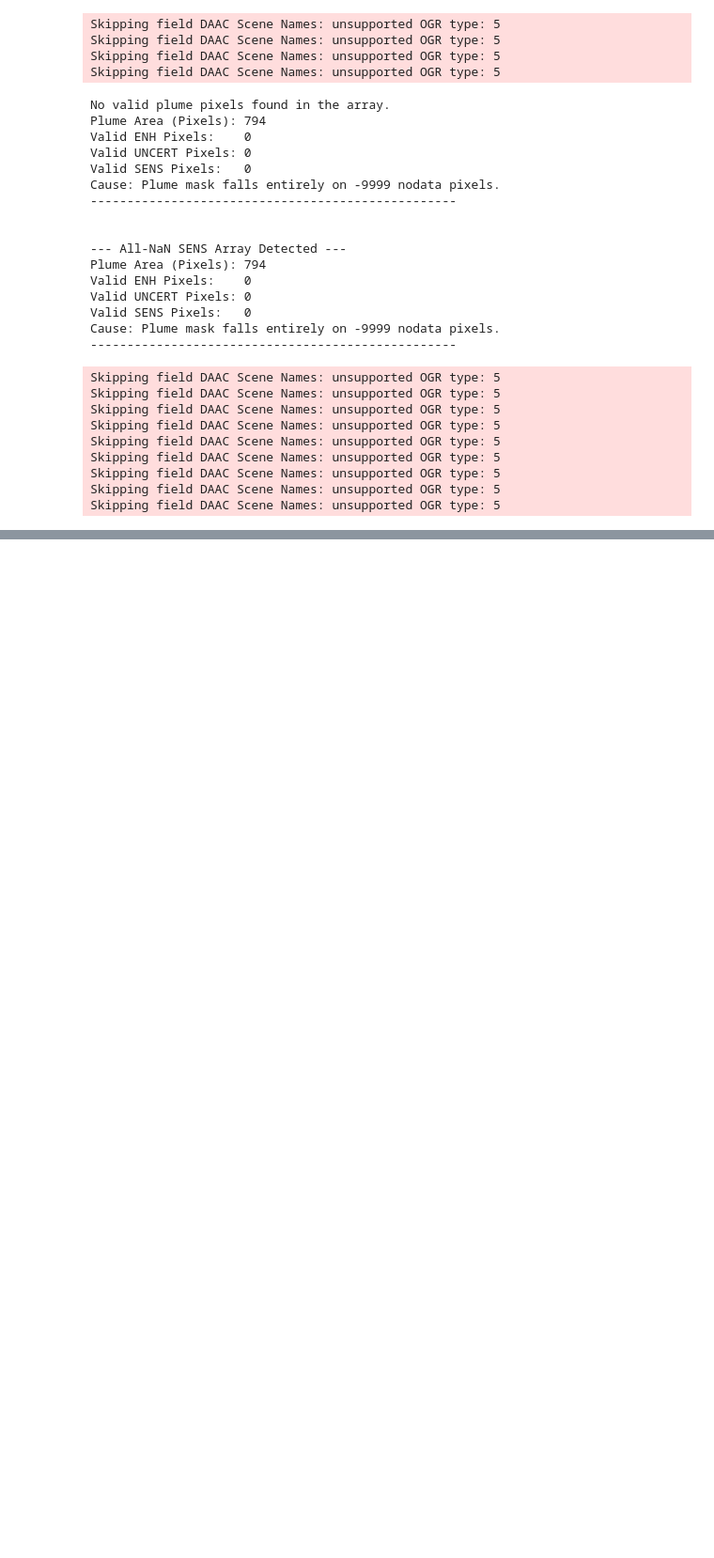
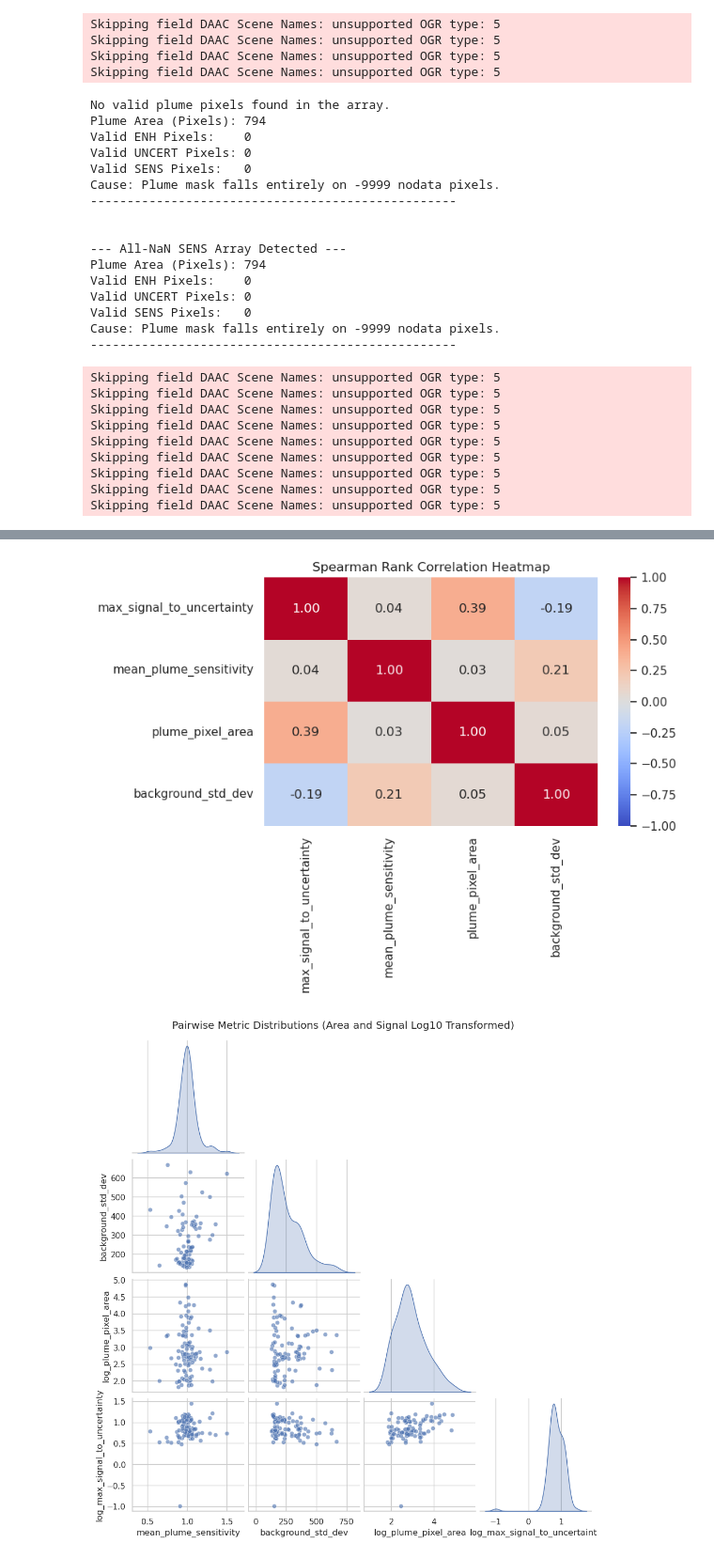
Before and after one commit to Sea-Meets-the-Stars/pauls-EMIT-HSI-transformer-stuff, a Jupyter notebook: scratch.ipynb, the cells around one changed output, grey strips where cells are left out. Shown at 94% size. Cells and saved outputs as stored; diff of their text form; code cells hidden in the pictures; blank space fills up the shorter version.

Commit message:
added correlation + stats visualization

```diff
--- a/scratch.ipynb
+++ b/scratch.ipynb
@@ -631,3 +715,77 @@ Skipping field DAAC Scene Names: unsupported OGR type: 5
 Skipping field DAAC Scene Names: unsupported OGR type: 5
 Skipping field DAAC Scene Names: unsupported OGR type: 5
 Skipping field DAAC Scene Names: unsupported OGR type: 5
+# %%
+import pandas as pd
+import numpy as np
+import seaborn as sns
+import matplotlib.pyplot as plt
+
+def analyze_plume_metrics(csv_path):
+    # Load the dataset
+    df = pd.read_csv(csv_path)
+
+    # Define the four core metrics
+    metrics = [
+        "max_signal_to_uncertainty",
+        "mean_plume_sensitivity",
+        "plume_pixel_area",
+        "background_std_dev"
+    ]
+
+    # Ensure all metrics exist in the CSV
+    missing_cols = [m for m in metrics if m not in df.columns]
+    if missing_cols:
+        raise ValueError(f"Missing expected columns in CSV: {missing_cols}")
+
+    # Drop rows where any of the core metrics are NaN (e.g., the corrupted scenes)
+    clean_df = df.dropna(subset=metrics).copy()
+    print(f"Analyzing {len(clean_df)} valid plumes out of {len(df)} total rows.\n")
+
+    # 1. Calculate Quartile Thresholds for the 256-bin system
+    print("--- Quartile Thresholds (Bin Edges) ---")
+    quartiles = clean_df[metrics].quantile([0.25, 0.50, 0.75])
+    print(quartiles.to_string())
+    print("\n")
+
+    # 2. Pearson Correlation (Linear)
+    print("--- Pearson Correlation Matrix ---")
+    pearson_corr = clean_df[metrics].corr(method='pearson')
+    print(pearson_corr.to_string())
+    print("\n")
+
+    # 3. Spearman Rank Correlation (Non-parametric, best for heavy-tailed datasets)
+    print("--- Spearman Rank Correlation Matrix ---")
+    spearman_corr = clean_df[metrics].corr(method='spearman')
+    print(spearman_corr.to_string())
+    print("\n")
+
+    # 4. Generate Visualizations
+    sns.set_theme(style="whitegrid")
+
+    # Plot A: Correlation Heatmap (using Spearman)
+    plt.figure(figsize=(8, 6))
+    sns.heatmap(spearman_corr, annot=True, cmap="coolwarm", vmin=-1, vmax=1, fmt=".2f")
+    plt.title("Spearman Rank Correlation Heatmap")
+    plt.tight_layout()
+    plt.savefig("metric_correlation_heatmap.png")
+    plt.show()
+
+    # Plot B: Pairwise Scatter Plots with KDE diagonal
+    # Log-transform Area and Signal-to-Uncertainty for visual clarity due to massive outliers
+    plot_df = clean_df[metrics].copy()
+    plot_df['log_plume_pixel_area'] = np.log10(plot_df['plume_pixel_area'])
+    plot_df['log_max_signal_to_uncertainty'] = np.log10(plot_df['max_signal_to_uncertainty'])
+
+    # Drop the unlogged versions for the plot to avoid clutter
+    plot_df = plot_df.drop(columns=['plume_pixel_area', 'max_signal_to_uncertainty'])
+
+    pairplot = sns.pairplot(plot_df, corner=True, diag_kind="kde", plot_kws={'alpha': 0.6})
+    pairplot.fig.suptitle("Pairwise Metric Distributions (Area and Signal Log10 Transformed)", y=1.02)
+    plt.savefig("metric_pairplot.png")
+    plt.show()
+
+if __name__ == "__main__":
+    # Replace with your actual CSV file name
+    analyze_plume_metrics("ch4_plume_stats_sample_100.csv")
+# %% [output]
@@ -633,0 +809,2 @@ Skipping field DAAC Scene Names: unsupported OGR type: 5
+[figure, added]
+[figure, added]
```
Also changed, not shown: parts of 3 cells of this notebook.
